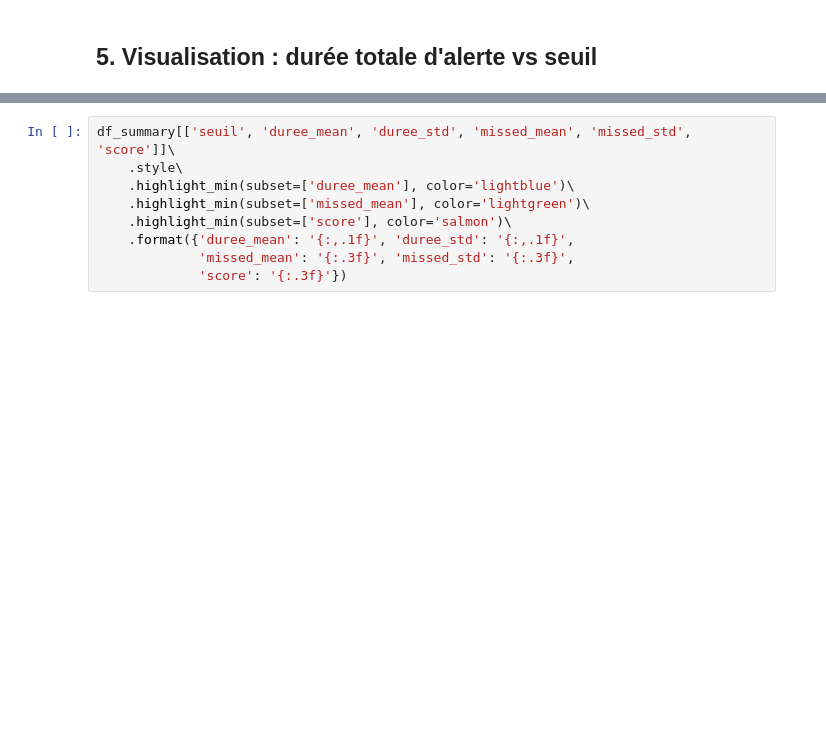
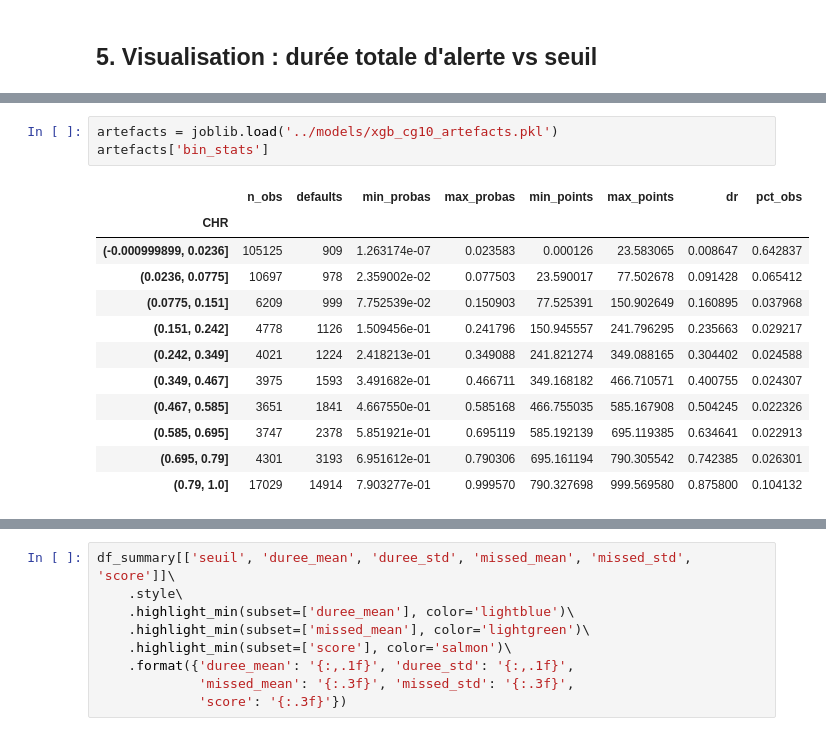
Before and after one commit to Charlin-D-S/IA-PAU-Data-Battle, a Jupyter notebook: evaluation/threshold_cv_optimization.ipynb, the cells around one changed output, grey strips where cells are left out. Drawn from its saved outputs; the diff is of its cells as text; blank space fills up the shorter version.

```diff
--- a/evaluation/threshold_cv_optimization.ipynb
+++ b/evaluation/threshold_cv_optimization.ipynb
@@ -457 +467,17 @@ Seuil optimal (score combine) : 0.620
 Graphique sauvegarde : threshold_cv_results.png
+# %%
+artefacts = joblib.load('../models/xgb_cg10_artefacts.pkl')
+artefacts['bin_stats']
+# %% [output]
+|  | n_obs | defaults | min_probas | max_probas | min_points | max_points | dr | pct_obs |
+| CHR |  |  |  |  |  |  |  |  |
+| (-0.000999899, 0.0236] | 105125 | 909 | 1.263174e-07 | 0.023583 | 0.000126 | 23.583065 | 0.008647 | 0.642837 |
+| (0.0236, 0.0775] | 10697 | 978 | 2.359002e-02 | 0.077503 | 23.590017 | 77.502678 | 0.091428 | 0.065412 |
+| (0.0775, 0.151] | 6209 | 999 | 7.752539e-02 | 0.150903 | 77.525391 | 150.902649 | 0.160895 | 0.037968 |
+| (0.151, 0.242] | 4778 | 1126 | 1.509456e-01 | 0.241796 | 150.945557 | 241.796295 | 0.235663 | 0.029217 |
+| (0.242, 0.349] | 4021 | 1224 | 2.418213e-01 | 0.349088 | 241.821274 | 349.088165 | 0.304402 | 0.024588 |
+| (0.349, 0.467] | 3975 | 1593 | 3.491682e-01 | 0.466711 | 349.168182 | 466.710571 | 0.400755 | 0.024307 |
+| (0.467, 0.585] | 3651 | 1841 | 4.667550e-01 | 0.585168 | 466.755035 | 585.167908 | 0.504245 | 0.022326 |
+| (0.585, 0.695] | 3747 | 2378 | 5.851921e-01 | 0.695119 | 585.192139 | 695.119385 | 0.634641 | 0.022913 |
+| (0.695, 0.79] | 4301 | 3193 | 6.951612e-01 | 0.790306 | 695.161194 | 790.305542 | 0.742385 | 0.026301 |
+| (0.79, 1.0] | 17029 | 14914 | 7.903277e-01 | 0.999570 | 790.327698 | 999.569580 | 0.875800 | 0.104132 |
```
Also changed, not shown: parts of 2 cells of this notebook, 5 other files.
